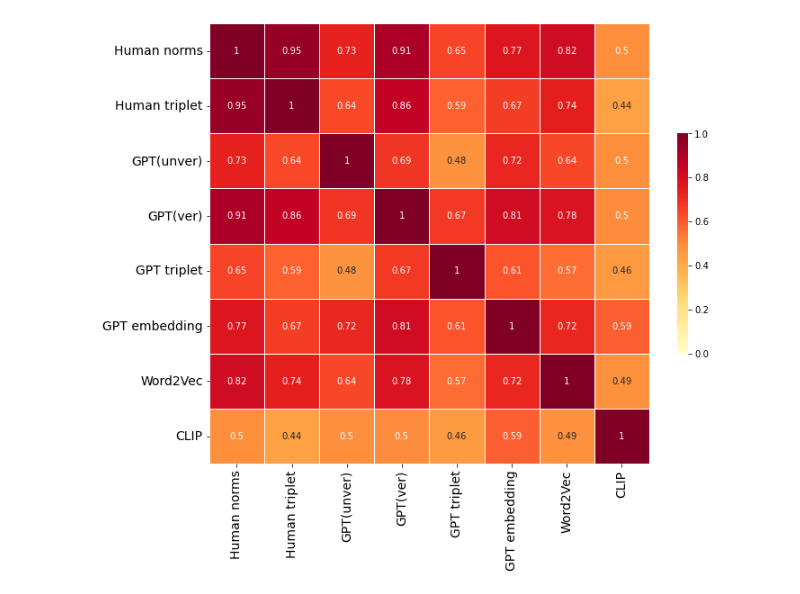
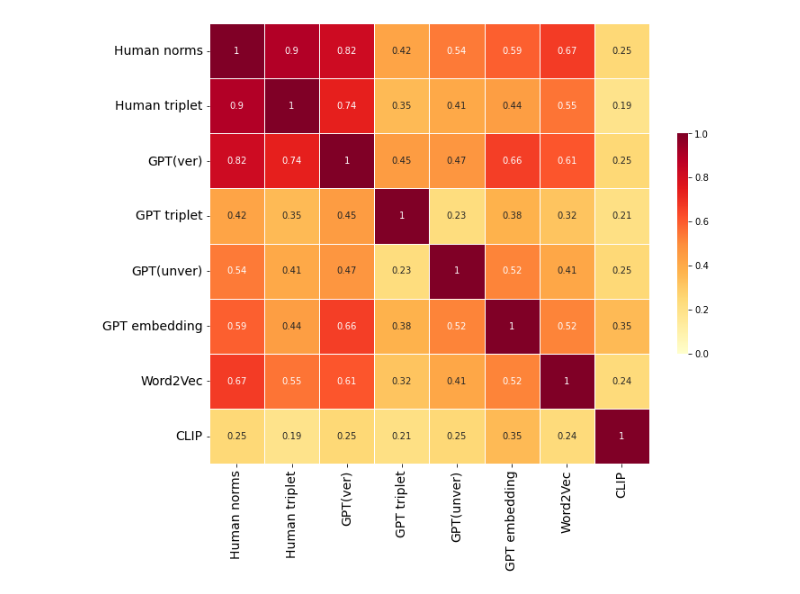
Before and after one commit to siddsuresh97/conceptual_representations_gpt, a Jupyter notebook: cogsci_temp_0/scripts/heat_map.ipynb, the cells around one changed output. Cells and saved outputs as stored; diff of their text form; code cells hidden in the pictures.

```diff
--- a/cogsci_temp_0/scripts/heat_map.ipynb
+++ b/cogsci_temp_0/scripts/heat_map.ipynb
@@ -12,6 +12,9 @@ import seaborn as sns
 
 corr = pd.read_csv('../results/correlation_table.csv', index_col=1, header=0)
 corr = corr.iloc[:, 1:]
+# replace all the float values with the square of the float values
+corr = corr.applymap(lambda x: x**2)
+corr
 
 #rename rows and columns using the follwing list
 names = ['Human norms', 'Word2Vec', 'CLIP', 'GPT(unver)', 'GPT(ver)', 'Human triplet', 'GPT triplet', 'GPT embedding']
@@ -19,7 +22,7 @@ corr.index = names
 corr.columns = names
 
 #rearange the rows and columns to match the following order
-names = ['Human norms', 'Human triplet','GPT(unver)', 'GPT(ver)', 'GPT triplet', 'GPT embedding', 'Word2Vec', 'CLIP']
+names = ['Human norms', 'Human triplet', 'GPT(ver)', 'GPT triplet', 'GPT(unver)', 'GPT embedding', 'Word2Vec', 'CLIP']
 corr = corr.reindex(names)
 corr = corr.reindex(names, axis=1)
 
@@ -36,31 +39,31 @@ f, ax = plt.subplots(figsize=(11, 9))
 # cmap = sns.diverging_palette(220, 10, as_cmap=True)
 cmap = plt.cm.YlOrRd
 
 # Draw the heatmap with the mask and correct aspect ratio
 # More details at https://seaborn.pydata.org/generated/seaborn.heatmap.html
 sns.heatmap(
     corr,          # The data to plot
     # mask=mask,     # Mask some cells
     cmap=cmap,     # What colors to plot the heatmap as
     annot=True,    # Should the values be plotted in the cells?
     vmax=1,       # The maximum value of the legend. All higher vals will be same color
     vmin=0,      # The minimum value of the legend. All lower vals will be same color
     center=0.5,      # The center value of the legend. With divergent cmap, where white is
     square=True,   # Force cells to be square
     linewidths=.5, # Width of lines that divide cells
     cbar_kws={"shrink": .5}  # Extra kwargs for the legend; in this case, shrink by 50%
 )
 #remove the y-axis label
 ax.set_ylabel('')
 
 # Increase the size of the labels of make the resolution better
 ax.tick_params(axis='both', which='major', labelsize=14)
 
 #make the font such that it can be edited in illustrator
 plt.rcParams['pdf.fonttype'] = 42
 plt.rcParams['ps.fonttype'] = 42
 
 #save the figure as a pdf
 plt.savefig('../graphs/heatmap.pdf', bbox_inches='tight')
 # %% [output]
-[figure, old version]
+[figure, new version]
```
Also changed, not shown: 4 other files.
